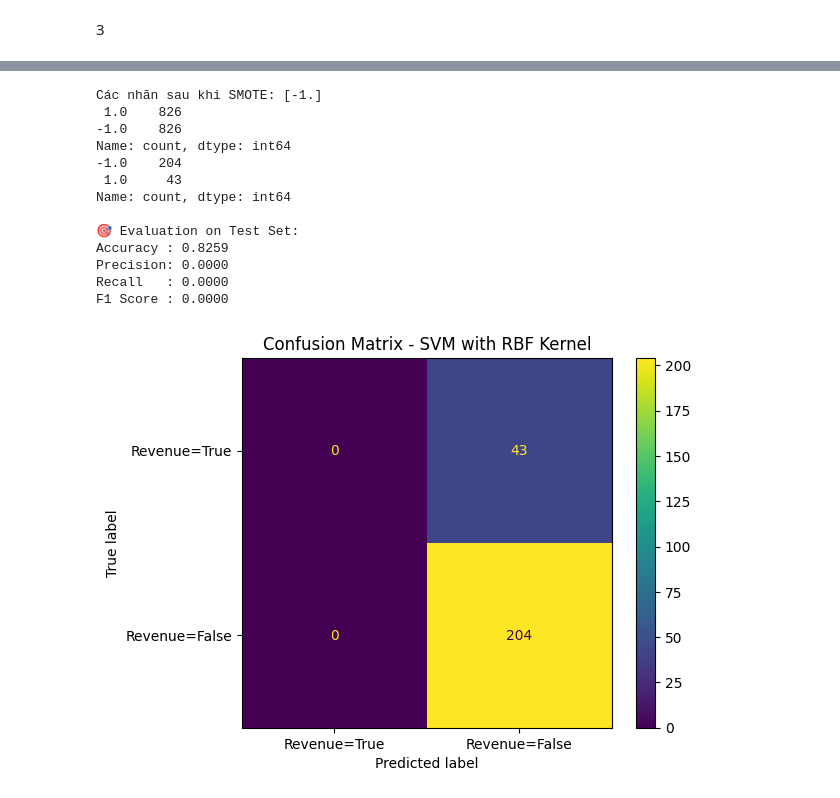
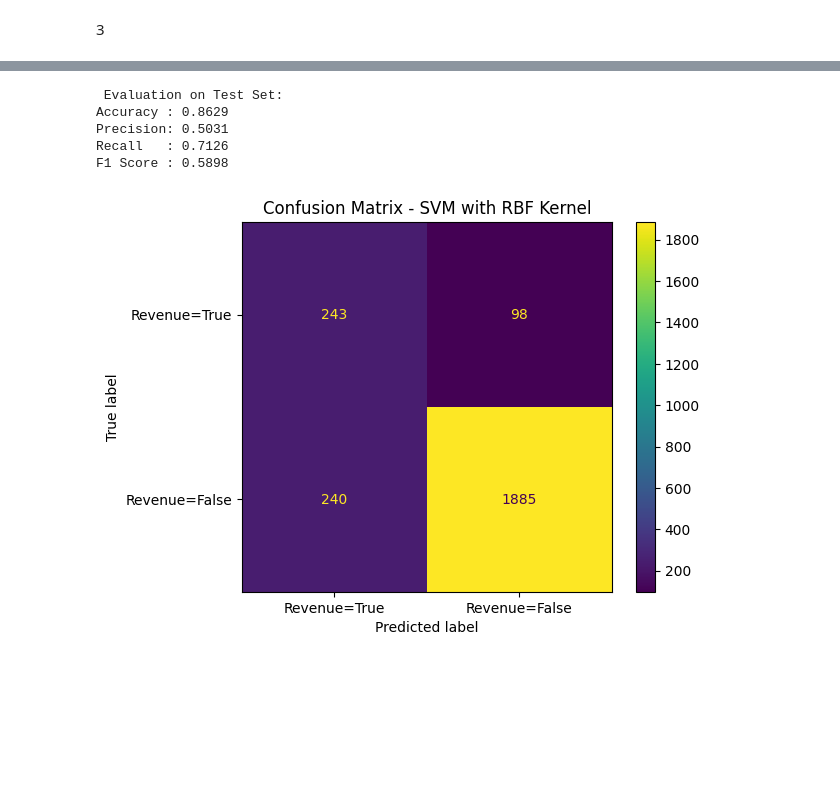
Before and after one commit to khachuy1904/svm, a Jupyter notebook: svm_kernel.ipynb, the cells around one changed output, grey strips where cells are left out. Saved outputs shown, nothing was run; the diff lists cells and outputs as text; code cells hidden in the pictures; blank space fills up the shorter version.

```diff
--- a/svm_kernel.ipynb
+++ b/svm_kernel.ipynb
@@ -16,7 +19,7 @@ from sklearn.svm import SVC
 # ===== 1. Đọc dữ liệu =====
 df_sample = pd.read_csv("online_shoppers_intention.csv")
 # %%
-df = df_sample.sample(frac = 0.1, random_state = 42)
+df = df_sample.sample(frac = 1, random_state = 42)
 # %% [markdown]
 3
 # %%
@@ -117,2 +145,12 @@ Các nhãn sau khi SMOTE: [-1.  1.]
+# %%
+# ===== 9. Tính ma trận Gram (train) =====
+n_samples = X_resampled.shape[0]
+gamma = 1/X_resampled.shape[1]
+# K = np.zeros((n_samples, n_samples))
+# for i in range(n_samples):
+#     for j in range(n_samples):
+#         K[i, j] = rbf_kernel(X_resampled[i], X_resampled[j])
+
+K = rbf_cal(X_resampled, X_resampled, gamma)
 # %%
 
@@ -246,43 +276,37 @@ F1 Score : 0.0000
 # %%
-model = SVC(C=1.0, kernel='rbf', gamma=0.5)
-# model = SVC(C=1, kernel='poly', degree=4, gamma=0.1, coef0=1)
+model = SVC(C=1.0, kernel='rbf', gamma = gamma)
+# model = SVC(C=1.0, kernel='poly', degree=3, coef0=1, gamma=gamma)
 model.fit(X_resampled, y_resampled.reshape(-1,))
+# model.fit(X_train, y_train.reshape(-1,))
+
 y_pre = model.predict(X_test)
 
 
 
-print("Các nhãn sau khi SMOTE:", np.unique(y_pre))
+# print("Các nhãn sau khi SMOTE:", np.unique(y_pre))
 acu = accuracy_score(y_test, y_pre)
 preci = precision_score(y_test, y_pre, pos_label=1)
 reca = recall_score(y_test, y_pre, pos_label=1)
 f1s = f1_score(y_test, y_pre, pos_label=1)
 
-print(pd.Series(y_resampled).value_counts())
-print(pd.Series(y_test).value_counts())
+# print(pd.Series(y_resampled).value_counts())
+# print(pd.Series(y_test).value_counts())
 print(f" Evaluation on Test Set:")
 print(f"Accuracy : {acu:.4f}")
 print(f"Precision: {preci:.4f}")
 print(f"Recall   : {reca:.4f}")
 print(f"F1 Score : {f1s:.4f}")
 
 # ===== 15. Confusion Matrix =====
 cm = confusion_matrix(y_test, y_pre, labels=[1, -1])
 abc = ConfusionMatrixDisplay(confusion_matrix=cm, display_labels=["Revenue=True", "Revenue=False"])
 abc.plot()
 plt.title("Confusion Matrix - SVM with RBF Kernel")
 plt.show()
 # %% [output]
-Các nhãn sau khi SMOTE: [-1.]
- 1.0    826
--1.0    826
-Name: count, dtype: int64
--1.0    204
- 1.0     43
-Name: count, dtype: int64
-
-🎯 Evaluation on Test Set:
-Accuracy : 0.8259
-Precision: 0.0000
-Recall   : 0.0000
-F1 Score : 0.0000
+ Evaluation on Test Set:
+Accuracy : 0.8629
+Precision: 0.5031
+Recall   : 0.7126
+F1 Score : 0.5898
-[figure, old version]
+[figure, new version]
```
Also changed, not shown: parts of 10 cells of this notebook, 1 other file.
